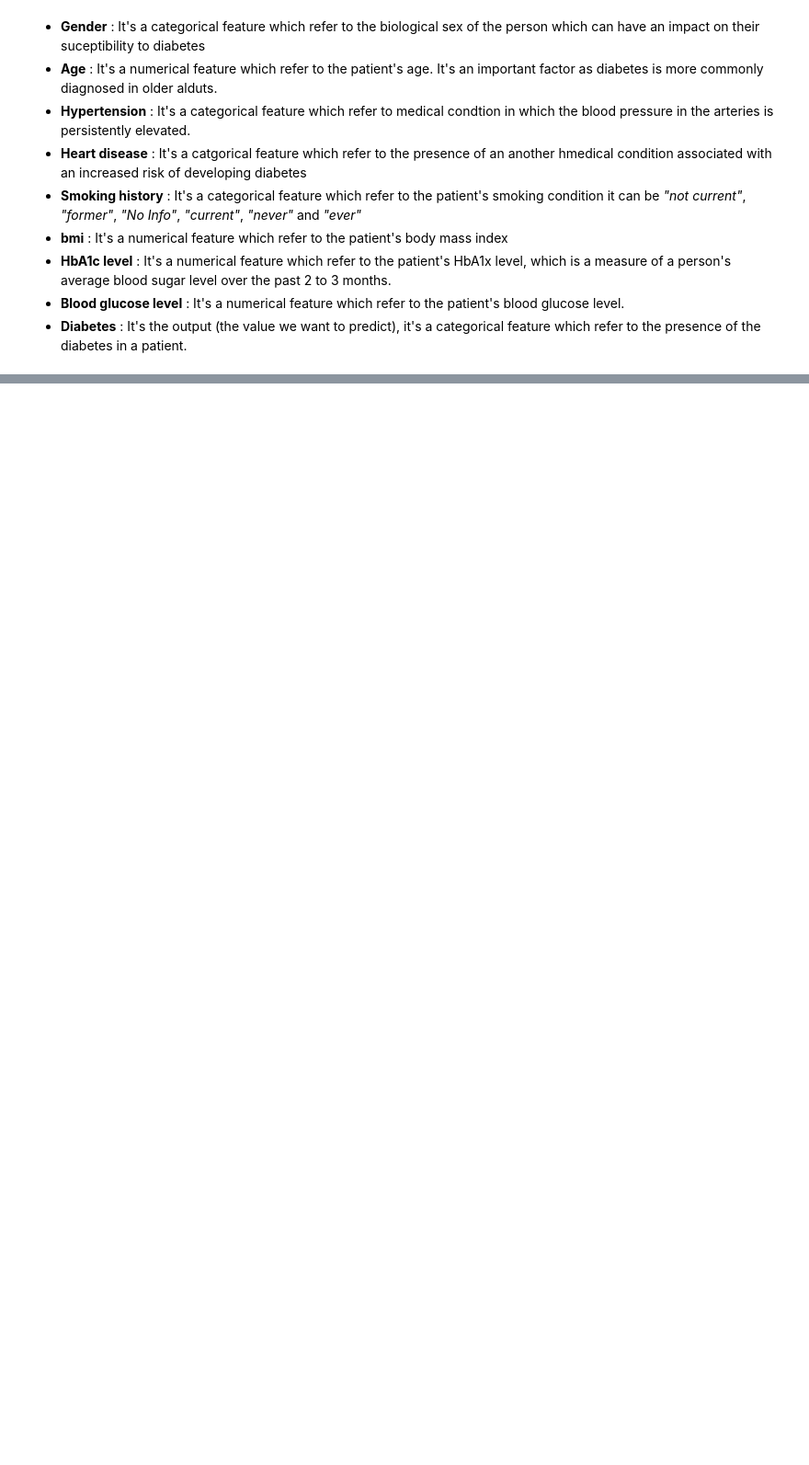
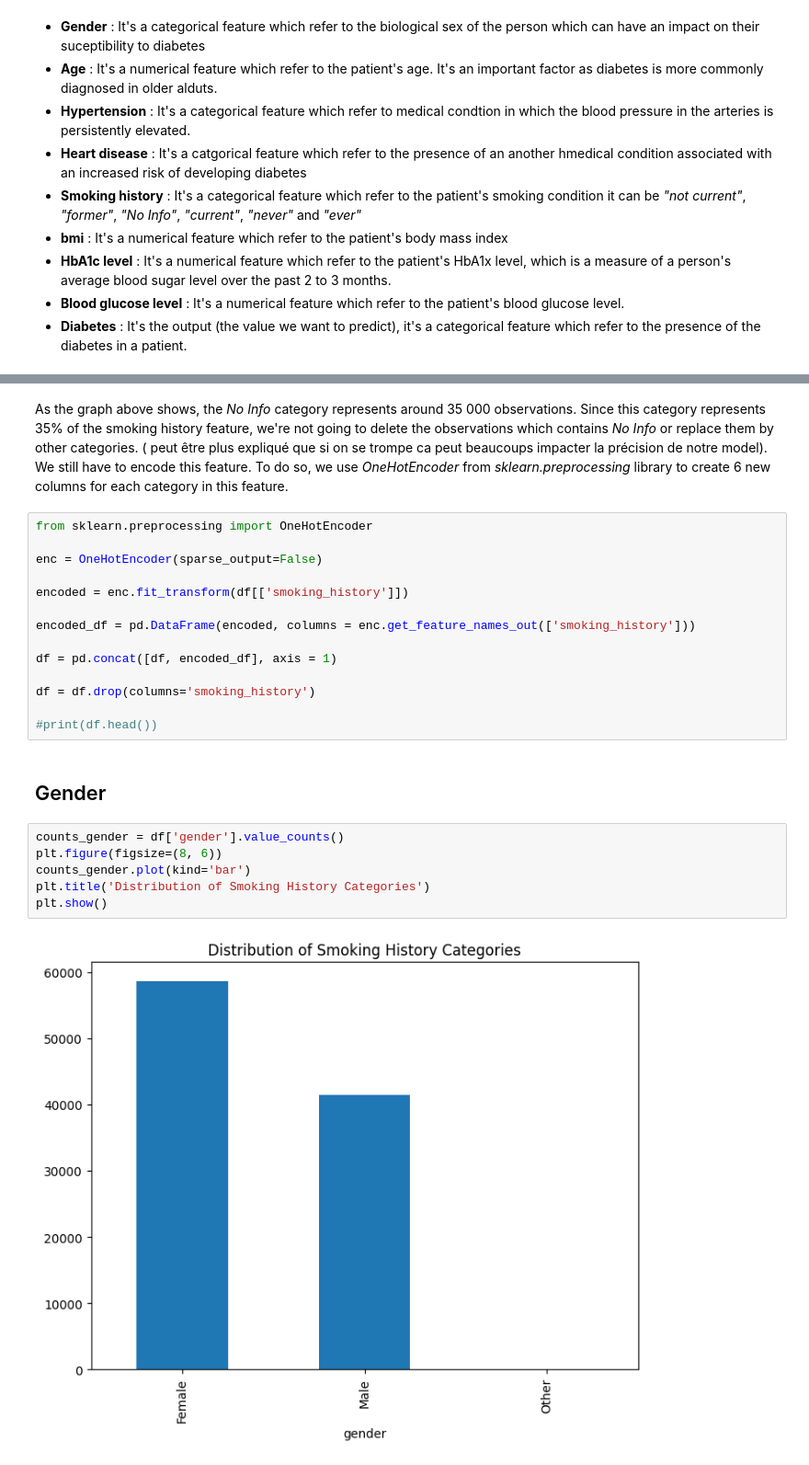
Before and after one commit to Antonin-MORENO/Diabetes-Prediction, a Jupyter notebook: report.ipynb, the cells around one changed output, grey strips where cells are left out. Shown at 92% size. Saved outputs shown, nothing was run; the diff lists cells and outputs as text; blank space fills up the shorter version.

Commit message:
Data processing & standartization

```diff
--- a/report.ipynb
+++ b/report.ipynb
@@ -21,0 +76,26 @@ In our dataset we have 8 features which are medical and demographic data from pa
+# %% [markdown]
+As the graph above shows, the *No Info* category represents around 35 000 observations. Since this category represents 35% of the smoking history feature, we're not going to delete the observations which contains *No Info* or replace them by other categories.  ( peut être plus expliqué que si on se trompe ca peut beaucoups impacter la précision de notre model). We still have to encode this feature. To do so, we use *OneHotEncoder* from *sklearn.preprocessing* library to create 6 new columns for each category in this feature.
+# %%
+from sklearn.preprocessing import OneHotEncoder
+
+enc = OneHotEncoder(sparse_output=False)
+
+encoded = enc.fit_transform(df[['smoking_history']])
+
+encoded_df = pd.DataFrame(encoded, columns = enc.get_feature_names_out(['smoking_history']))
+
+df = pd.concat([df, encoded_df], axis = 1)
+
+df = df.drop(columns='smoking_history')
+
+#print(df.head())
+# %% [markdown]
+## Gender
+# %%
+counts_gender = df['gender'].value_counts()
+plt.figure(figsize=(8, 6))
+counts_gender.plot(kind='bar')
+plt.title('Distribution of Smoking History Categories')
+plt.show()
+# %% [output]
+[figure, added]
```
Also changed, not shown: parts of 9 cells of this notebook.
